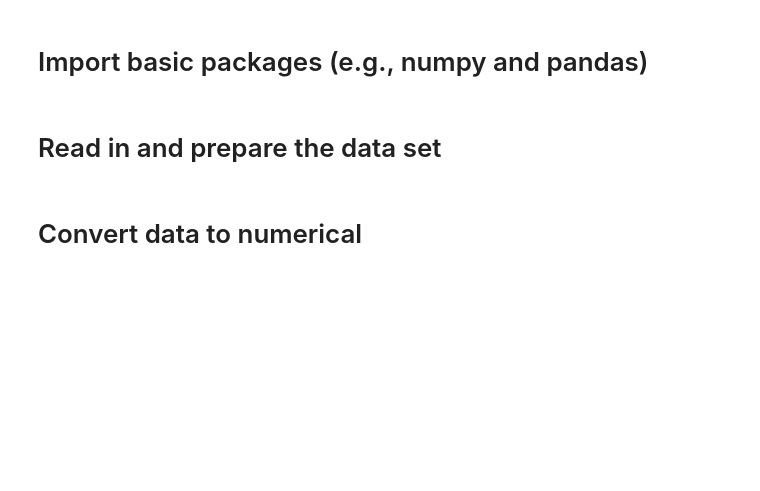
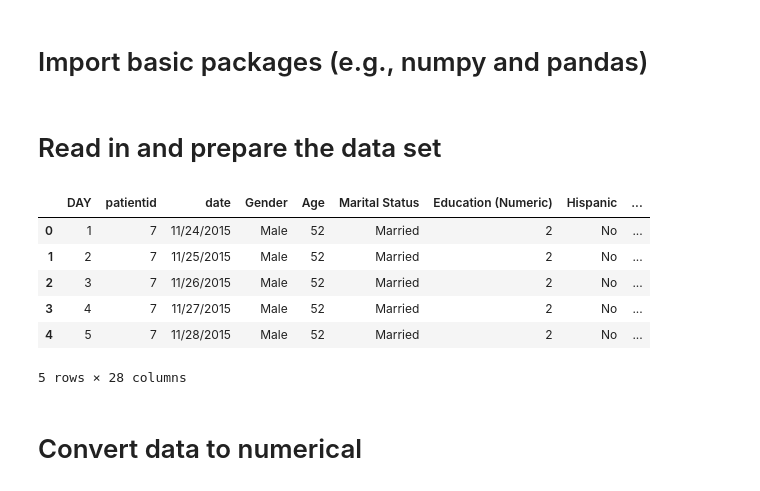
Before and after one commit to khangvtran/REU_2017_Repo, a Jupyter notebook: Source_Code/Data_Cleaning.ipynb, the cells around one changed output. Saved outputs shown, nothing was run; the diff lists cells and outputs as text; code cells hidden in the pictures; blank space fills up the shorter version.

```diff
--- a/Source_Code/Data_Cleaning.ipynb
+++ b/Source_Code/Data_Cleaning.ipynb
@@ -9,19 +10,27 @@ import datetime
 # %%
 # read in the check-in file
 data = pd.read_csv("/Users/KVTran/Documents/Research/WPI/Slip_Buddy/REU_2017/data/questions.csv")
 # show the columns' names
 list(data)
 # select only a number of informative columns
 col = ['DAY', 'patientid', 'date', 'Gender', 'Age', 'Marital Status', 'Education (Numeric)',
        'Hispanic', 'Caucasian', 'Black', 'Asian', 'NHPI', 'Native American', 'Multi', 'Others',
        'Household', 'Income',
        'AM Stress', 'AM Hunger', 'AM Sleep', 'AM Sleep hours',
        'AM Weight', 'Percent Weight change (from prev week)', 'Percent Weight change (from prev day)',
        'PM Stress','EVE Stress',
        'Number of Episodes Previous Day',
        'Episode']
 data = data[col]
-#data[0:10]
+data.head()
+# %% [output]
+|  | DAY | patientid | date | Gender | Age | Marital Status | Education (Numeric) | Hispanic | ... |
+| 0 | 1 | 7 | 11/24/2015 | Male | 52 | Married | 2 | No | ... |
+| 1 | 2 | 7 | 11/25/2015 | Male | 52 | Married | 2 | No | ... |
+| 2 | 3 | 7 | 11/26/2015 | Male | 52 | Married | 2 | No | ... |
+| 3 | 4 | 7 | 11/27/2015 | Male | 52 | Married | 2 | No | ... |
+| 4 | 5 | 7 | 11/28/2015 | Male | 52 | Married | 2 | No | ... |
+5 rows × 28 columns
 # %% [markdown]
 # Convert data to numerical
 # %%
```
Also changed, not shown: parts of 5 cells of this notebook, 27 other files.
